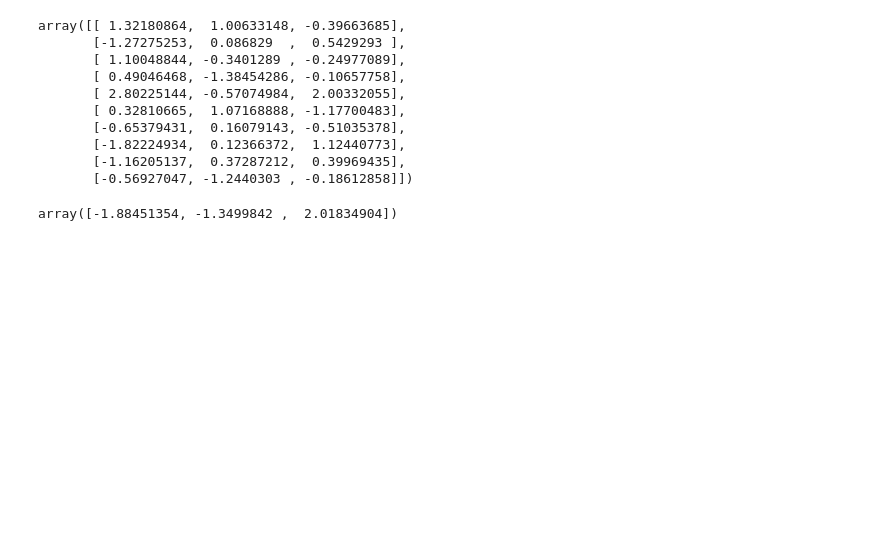
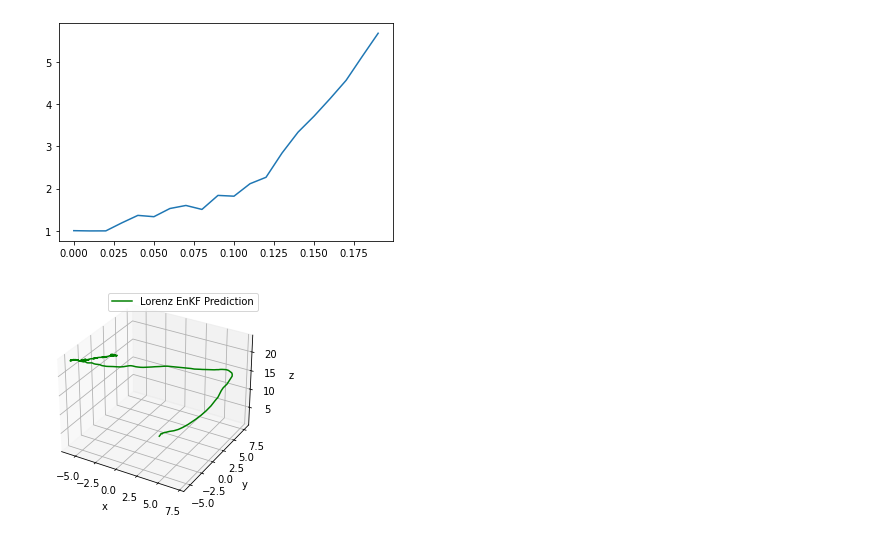
Before and after one commit to jace-kline/math582-miniproject4, a Jupyter notebook: solution.ipynb, the cells around one changed output. Drawn from its saved outputs; the diff is of its cells as text; code cells hidden in the pictures; blank space fills up the shorter version.

```diff
--- a/solution.ipynb
+++ b/solution.ipynb
@@ -315,9 +367,8 @@ class EnsembleKalmanFilter(object):
 
         z_mean = np.mean(sigmas_h, axis=0)
 
-        P_zz = (outer_product_sum(sigmas_h - z_mean) / (N-1)) + R
-        P_xz = outer_product_sum(
-            self.sigmas - self.x, sigmas_h - z_mean) / (N - 1)
+        P_zz = (outer_product_sum(sigmas_h - z_mean, sigmas_h - z_mean) / (N-1)) + R
+        P_xz = outer_product_sum(self.sigmas - self.x, sigmas_h - z_mean) / (N - 1)
 
         self.S = P_zz
         self.SI = self.inv(self.S)
@@ -440,17 +445,0 @@ for i in range(0,20):
-# %%
-multivariate_normal(enkf._mean, enkf.Q, enkf.N)
-# %% [output]
-array([[ 1.32180864,  1.00633148, -0.39663685],
-       [-1.27275253,  0.086829  ,  0.5429293 ],
-       [ 1.10048844, -0.3401289 , -0.24977089],
-       [ 0.49046468, -1.38454286, -0.10657758],
-       [ 2.80225144, -0.57074984,  2.00332055],
-       [ 0.32810665,  1.07168888, -1.17700483],
-       [-0.65379431,  0.16079143, -0.51035378],
-       [-1.82224934,  0.12366372,  1.12440773],
-       [-1.16205137,  0.37287212,  0.39969435],
-       [-0.56927047, -1.2440303 , -0.18612858]])
-# %%
-multivariate_normal(np.zeros(3), enkf.Q)
-# %% [output]
-array([-1.88451354, -1.3499842 ,  2.01834904])
@@ -458,0 +483,23 @@ array([-1.88451354, -1.3499842 ,  2.01834904])
+# %%
+x = X_measurement[0]
+P = np.eye(3)
+dim_z = 3
+hx = make_hx(1,1,1)
+
+enkf = EnsembleKalmanFilter(x=x, P=P, dim_z=dim_z, dt=0.01, N=10, hx=hx, fx=lorenz_step)
+
+# initialize 2d array to track EnKF predictions
+X_enkf = np.zeros(X_measurement.shape)
+X_enkf[0] = X_measurement[0]
+
+steps, _ = X_measurement.shape
+for k in range(1, steps):
+    measurement = hx(X_measurement[k])
+    X_enkf[k] = enkf.update(measurement)
+# %%
+plt.plot(t[0:20], X_measurement[0:20,0])
+plot_3d(X_enkf[:,0], X_enkf[:,1], X_enkf[:,2], 'Lorenz EnKF Prediction')
+plt.show()
+# %% [output]
+[figure, added]
+[figure, added]
```
Also changed, not shown: parts of 13 cells of this notebook.
